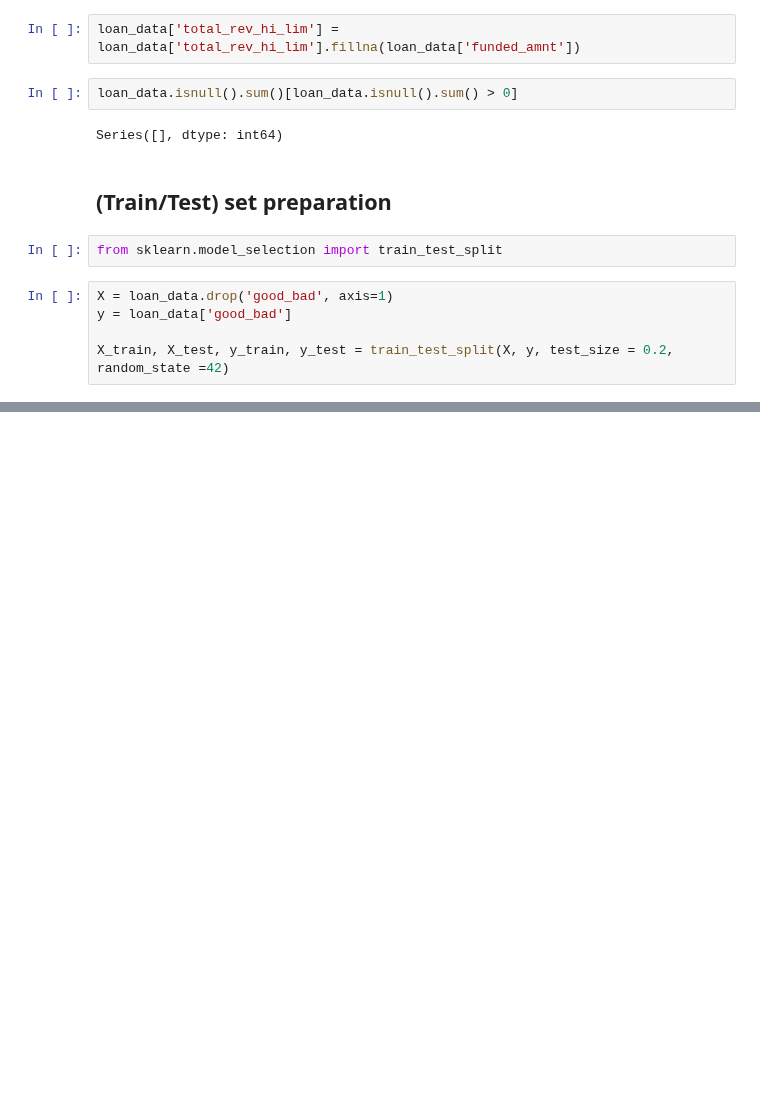
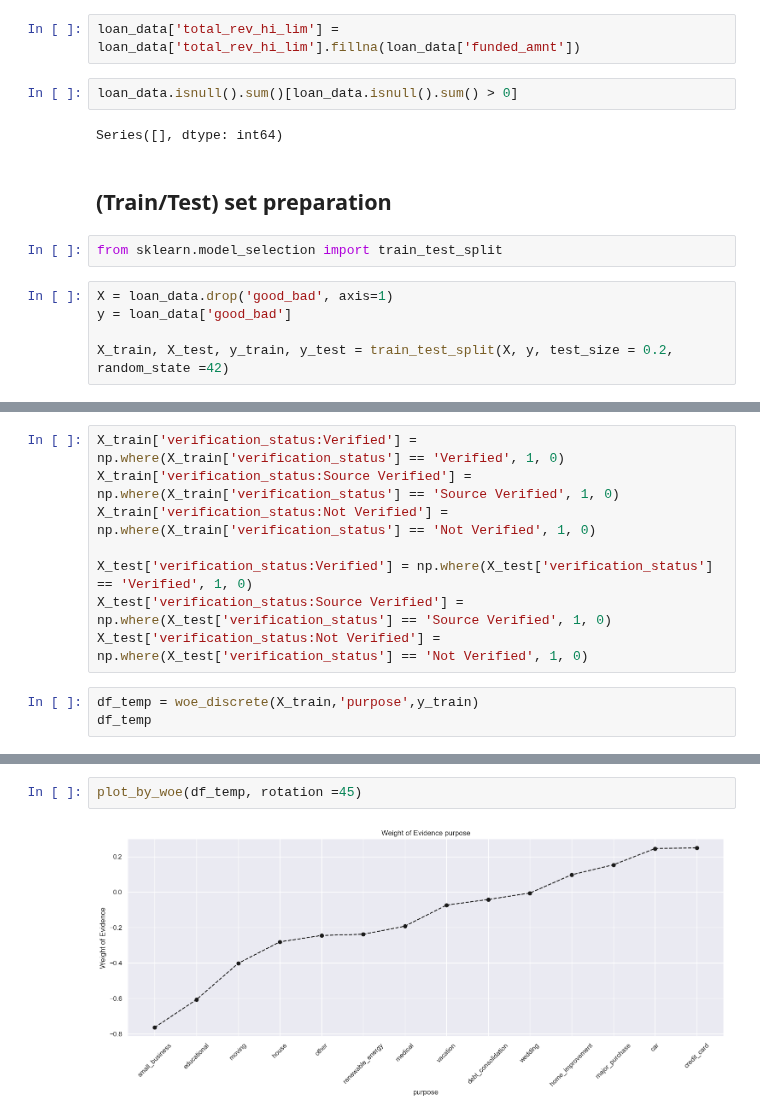
Before and after one commit to eddie-gation/credit_scoring_PD_Model, a Jupyter notebook: preprocessing.ipynb, the cells around one changed output, grey strips where cells are left out. Saved outputs shown, nothing was run; the diff lists cells and outputs as text; blank space fills up the shorter version.

```diff
--- a/preprocessing.ipynb
+++ b/preprocessing.ipynb
@@ -360,0 +460,11 @@ y_test.to_csv('loan_data_y_test.csv')
+# %%
+X_train['verification_status:Verified'] = np.where(X_train['verification_status'] == 'Verified', 1, 0)
+X_train['verification_status:Source Verified'] = np.where(X_train['verification_status'] == 'Source Verified', 1, 0)
+X_train['verification_status:Not Verified'] = np.where(X_train['verification_status'] == 'Not Verified', 1, 0)
+
+X_test['verification_status:Verified'] = np.where(X_test['verification_status'] == 'Verified', 1, 0)
+X_test['verification_status:Source Verified'] = np.where(X_test['verification_status'] == 'Source Verified', 1, 0)
+X_test['verification_status:Not Verified'] = np.where(X_test['verification_status'] == 'Not Verified', 1, 0)
+# %%
+df_temp = woe_discrete(X_train,'purpose',y_train)
+df_temp
@@ -360,0 +487,4 @@ y_test.to_csv('loan_data_y_test.csv')
+# %%
+plot_by_woe(df_temp, rotation =45)
+# %% [output]
+[figure, added]
```
Also changed, not shown: parts of 39 cells of this notebook.
